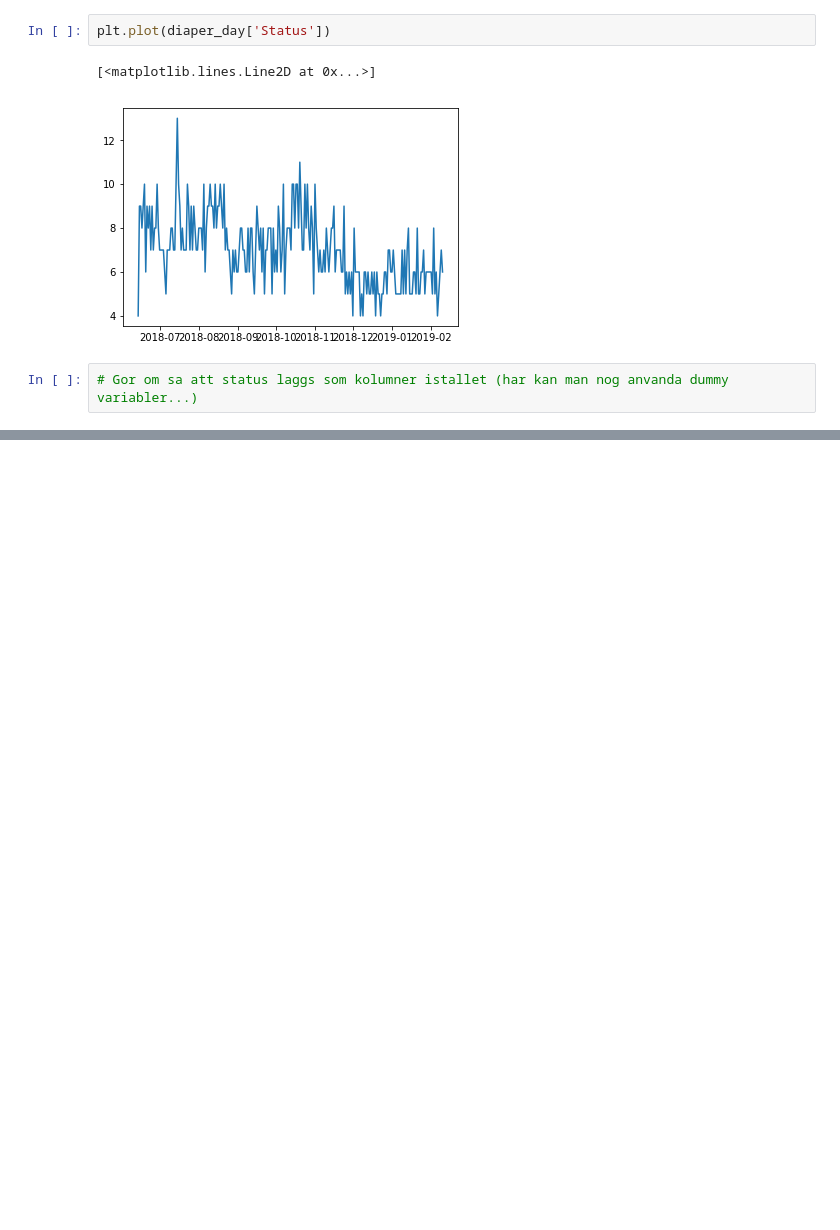
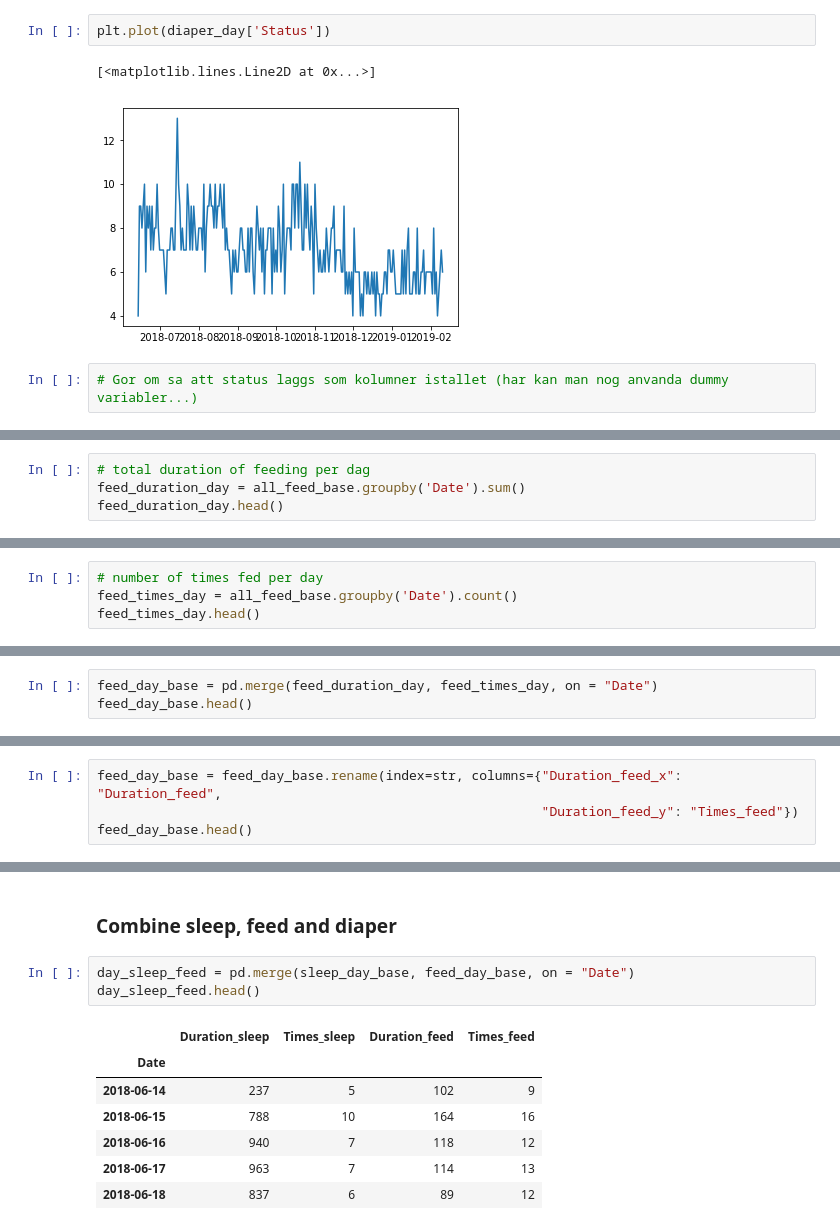
Before and after one commit to yhpf/matochsovklocka, a Jupyter notebook: tove.ipynb, the cells around one changed output, grey strips where cells are left out. Saved outputs shown, nothing was run; the diff lists cells and outputs as text; blank space fills up the shorter version.

```diff
--- a/tove.ipynb
+++ b/tove.ipynb
@@ -323,0 +426,4 @@ plt.plot(diaper_day['Status'])
+# %%
+# total duration of feeding per dag
+feed_duration_day = all_feed_base.groupby('Date').sum()
+feed_duration_day.head()
@@ -323,0 +438,4 @@ plt.plot(diaper_day['Status'])
+# %%
+# number of times fed per day
+feed_times_day = all_feed_base.groupby('Date').count()
+feed_times_day.head()
@@ -323,0 +450,3 @@ plt.plot(diaper_day['Status'])
+# %%
+feed_day_base = pd.merge(feed_duration_day, feed_times_day, on = "Date")
+feed_day_base.head()
@@ -323,0 +461,4 @@ plt.plot(diaper_day['Status'])
+# %%
+feed_day_base = feed_day_base.rename(index=str, columns={"Duration_feed_x": "Duration_feed",
+                                                         "Duration_feed_y": "Times_feed"})
+feed_day_base.head()
@@ -323,0 +515,13 @@ plt.plot(diaper_day['Status'])
+# %% [markdown]
+### Combine sleep, feed and diaper
+# %%
+day_sleep_feed = pd.merge(sleep_day_base, feed_day_base, on = "Date")
+day_sleep_feed.head()
+# %% [output]
+|  | Duration_sleep | Times_sleep | Duration_feed | Times_feed |
+| Date |  |  |  |  |
+| 2018-06-14 | 237 | 5 | 102 | 9 |
+| 2018-06-15 | 788 | 10 | 164 | 16 |
+| 2018-06-16 | 940 | 7 | 118 | 12 |
+| 2018-06-17 | 963 | 7 | 114 | 13 |
+| 2018-06-18 | 837 | 6 | 89 | 12 |
```
Also changed, not shown: parts of 42 cells of this notebook.
